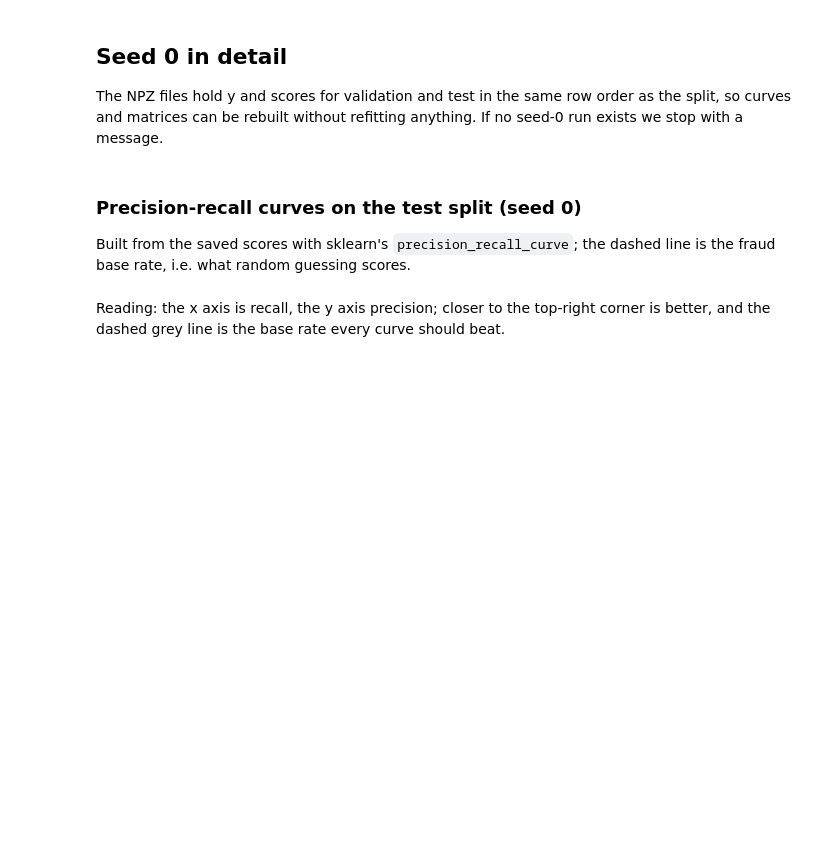
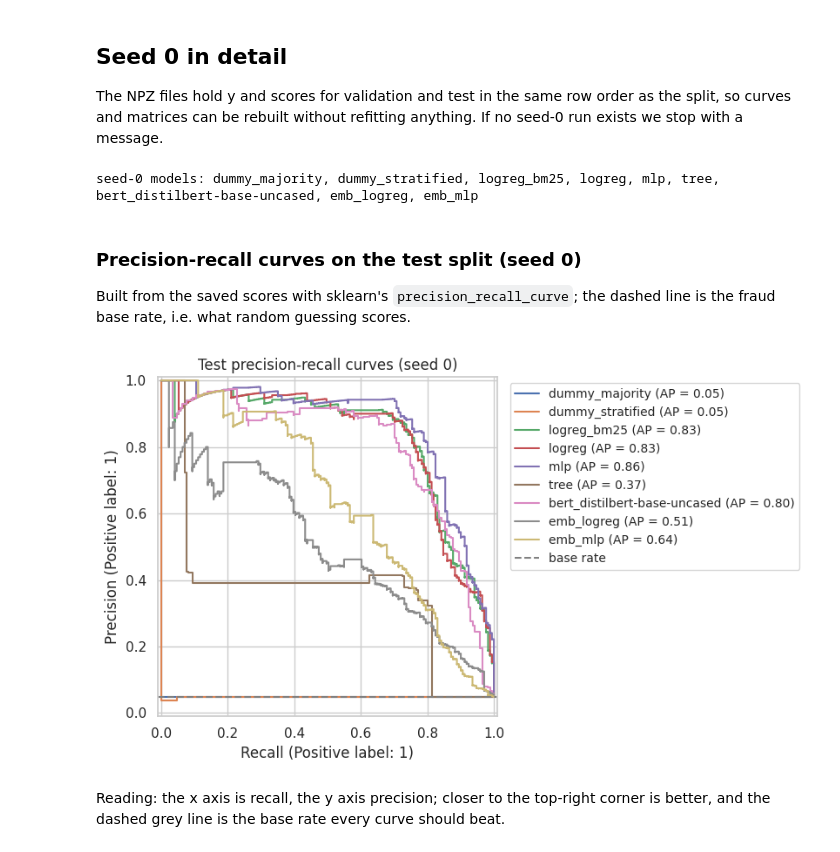
Before and after one commit to BanAnA9205/fake-job-detection-p4ai, a Jupyter notebook: code/notebooks/03_deep_learning.ipynb, the cells around one changed output. Cells and saved outputs as stored; diff of their text form; code cells hidden in the pictures; blank space fills up the shorter version.

```diff
--- a/code/notebooks/03_deep_learning.ipynb
+++ b/code/notebooks/03_deep_learning.ipynb
@@ -38,12 +38,12 @@ GROUPS = ["classical", "deep"]
 
 EMBED_MODEL = "sentence-transformers/all-MiniLM-L6-v2"
 BERT_MODEL = "distilbert-base-uncased"
-EPOCHS, BATCH_SIZE, MAX_LEN, LR = 3, 16, 256, 2e-5
-DEVICE = "cuda:0"  # which GPU to use; the server is shared, so pick an emptier one (nvidia-smi), e.g. "cuda:1"
+EPOCHS, BATCH_SIZE, MAX_LEN, LR = 5, 128, 256, 2e-5
+DEVICE = "cuda:1"  # which GPU to use; the server is shared, so pick an emptier one (nvidia-smi), e.g. "cuda:1"
 
 # SAFETY: the embedding and fine-tuning cells are heavy GPU work. They run only when this flag is
 # True, and it must stay False on the laptop. Set it to True on the GPU server, nowhere else.
-ON_GPU_SERVER = False
+ON_GPU_SERVER = True
 
 # Libraries present? (a missing one would make the heavy cells fail, not skip)
 HAVE_TORCH = all(importlib.util.find_spec(m) for m in ("torch", "transformers", "sentence_transformers"))
@@ -99,6 +123,6 @@ before committing to all five.
 # %%
 if RUN_BERT:
     dr.run_bert(df, BERT_SEEDS, OUT_DEEP, DEVICE, BERT_MODEL, epochs=EPOCHS,
-                batch_size=BATCH_SIZE, max_len=MAX_LEN, lr=LR)
+                batch_size=BATCH_SIZE, max_len=MAX_LEN, lr=LR, log_every=10)
 else:
     print("skipped: set ON_GPU_SERVER = True (GPU server only) and install torch + transformers")
@@ -264,6 +358,8 @@ seed_runs = {row["model"]: (rh.load_scores(DIRS[row["group"]], row["model"], 0),
              for _, row in seed0.iterrows()}
 y_test = next(iter(seed_runs.values()))[0]["y_test"]
 print("seed-0 models:", ", ".join(seed_runs))
+# %% [output]
+seed-0 models: dummy_majority, dummy_stratified, logreg_bm25, logreg, mlp, tree, bert_distilbert-base-uncased, emb_logreg, emb_mlp
 # %% [markdown]
 ### Precision-recall curves on the test split (seed 0)
 
@@ -271,15 +367,20 @@ Built from the saved scores with sklearn's `precision_recall_curve`; the dashed
 is the fraud base rate, i.e. what random guessing scores.
 # %%
 # One curve per model, rebuilt from the saved test scores, on shared axes.
-fig, ax = plt.subplots(figsize=(6, 5))
+fig, ax = plt.subplots(figsize=(9, 5))
 for name, (s, thr) in seed_runs.items():
     PrecisionRecallDisplay.from_predictions(y_test, s["score_test"], name=name, ax=ax)
 
 # Base rate: what random guessing scores.
 ax.axhline(float(y_test.mean()), linestyle="--", color="grey", label="base rate")
 ax.set_title("Test precision-recall curves (seed 0)")
-ax.legend()
+
+# Legend outside the axes, to the right, so it does not cover the curves.
+ax.legend(loc="upper left", bbox_to_anchor=(1.02, 1), fontsize="small")
+fig.tight_layout()
 plt.show()
+# %% [output]
+[figure, added]
 # %% [markdown]
 Reading: the x axis is recall, the y axis precision; closer to the top-right corner
 is better, and the dashed grey line is the base rate every curve should beat.
```
Also changed, not shown: parts of 16 cells of this notebook, 14 other files.
